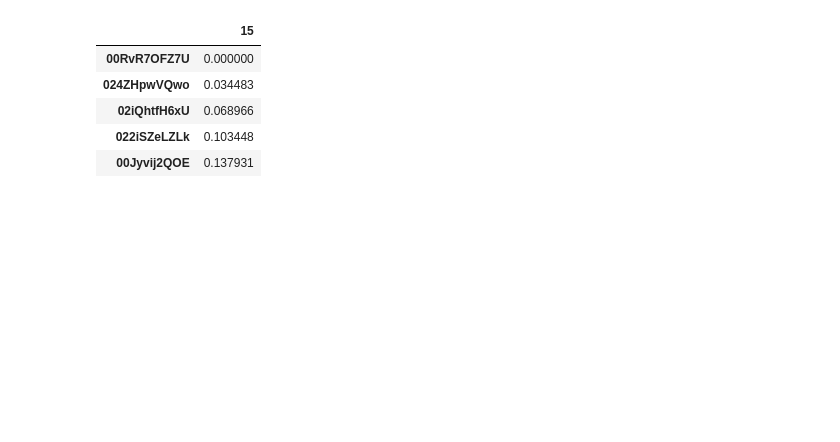
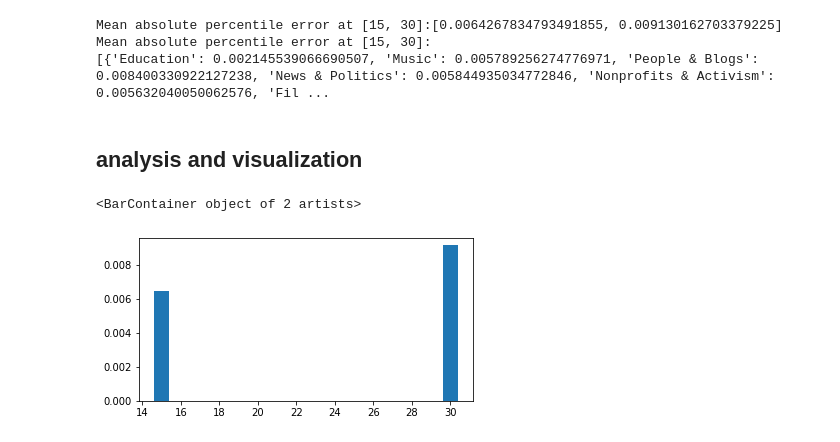
Before and after one commit to septasset/hip-popularity, a Jupyter notebook: reproduce/hip-on-ACTIVE.ipynb, the cells around one changed output. Saved outputs shown, nothing was run; the diff lists cells and outputs as text; code cells hidden in the pictures; blank space fills up the shorter version.

Commit message:
next: the real reproduce on ACTIVE

```diff
--- a/reproduce/hip-on-ACTIVE.ipynb
+++ b/reproduce/hip-on-ACTIVE.ipynb
@@ -81,5 +19,0 @@ with open(output_path, "w") as outfile:
-# %%
-with open(output_path, "r") as infile:
-    mini_dataset = json.loads(infile.readline())
-print("Size:", len(mini_dataset))
-print(list(mini_dataset.keys())[0]+":", mini_dataset[list(mini_dataset.keys())[0]])
@@ -88,0 +20,11 @@ Size: 30
+# %%
+active_hip_res = {}
+for (dirpath, dirnames, dirfiles) in os.walk(output_folder):
+    # trivial loop
+    for output_json in dirfiles:
+        res_path = os.path.join(output_folder, output_json)
+        with open(res_path, "r") as infile:
+            active_hip_res = {**active_hip_res, **json.loads(infile.readline())}
+print("#videos evaluated on HIP:",len(active_hip_res))
+vids = list(active_hip_res.keys())
+print(vids[0]+":" ,active_hip_res[vids[0]])
@@ -110,12 +93,25 @@ def pop_perc_at(days, viewcounts, vids, num_train):
 # %%
-vids = list(mini_dataset.keys())
-viewcounts_pred = [mini_dataset[vid]["predictViewcount"] for vid in vids]
-viewcounts_gt = [mini_dataset[vid]["dailyViewcount"] for vid in vids]
-pop_perc_at([15, 30], viewcounts_pred, vids, num_train)[0].head()
+days = [15,30]
+viewcounts_pred = [active_hip_res[vid]["predictViewcount"] for vid in vids]
+viewcounts_gt = [active_hip_res[vid]["dailyViewcount"] for vid in vids]
+
+pop_percs_pred = pop_perc_at(days, viewcounts_pred, vids, num_train)
+pop_percs_gt = pop_perc_at(days, viewcounts_gt, vids, num_train)
-# %% [output]
-|  | 15 |
-| 00RvR7OFZ7U | 0.000000 |
-| 024ZHpwVQwo | 0.034483 |
-| 02iQhtfH6xU | 0.068966 |
-| 022iSZeLZLk | 0.103448 |
-| 00Jyvij2QOE | 0.137931 |
+# %%
+mAPE = perc_error(days, pop_percs_pred, pop_percs_gt)
+print("Mean absolute percentile error at {}:{}".format(days, mAPE))
+mAPE_cate = perc_error_cate(days, pop_percs_pred, pop_percs_gt, active_hip_res)
+print("Mean absolute percentile error at {}:\n{}".format(days, mAPE_cate))
+# %% [output]
+Mean absolute percentile error at [15, 30]:[0.0064267834793491855, 0.009130162703379225]
+Mean absolute percentile error at [15, 30]:
+[{'Education': 0.002145539066690507, 'Music': 0.005789256274776971, 'People & Blogs': 0.008400330922127238, 'News & Politics': 0.005844935034772846, 'Nonprofits & Activism': 0.005632040050062576, 'Fil ...
+# %% [markdown]
+## analysis and visualization
+# %%
+figure1 = plt.figure(figsize=(6,3))
+ax1 = figure1.add_subplot(111)
+ax1.bar(days, mAPE)
+# %% [output]
+<BarContainer object of 2 artists>
+[figure, added]
```
Also changed, not shown: parts of 12 cells of this notebook, 6 other files.
